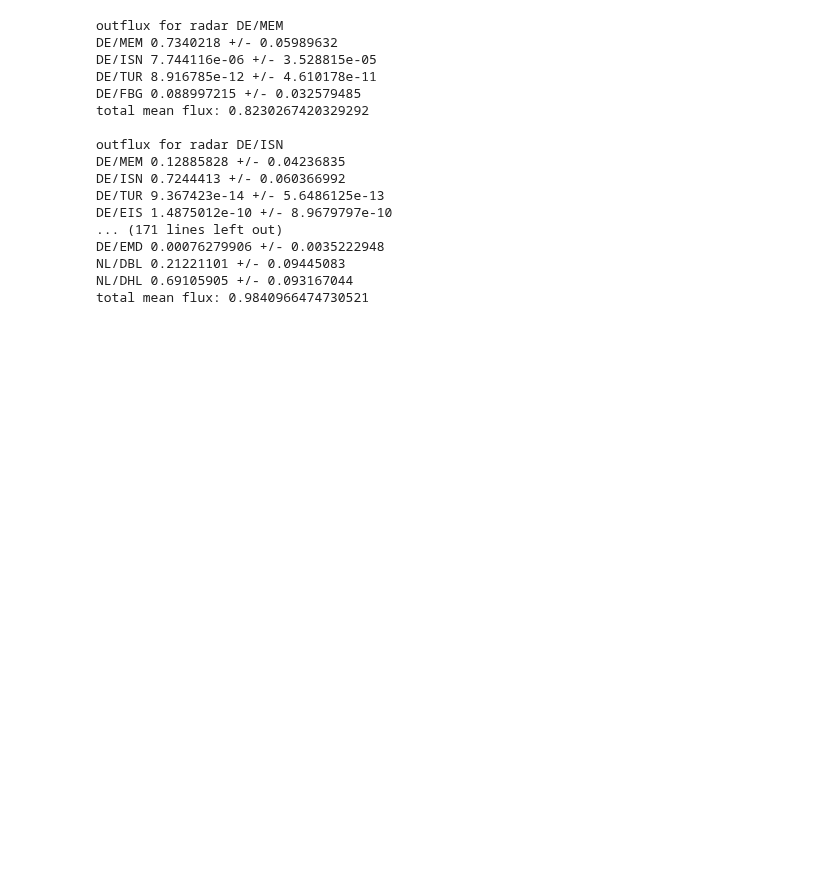
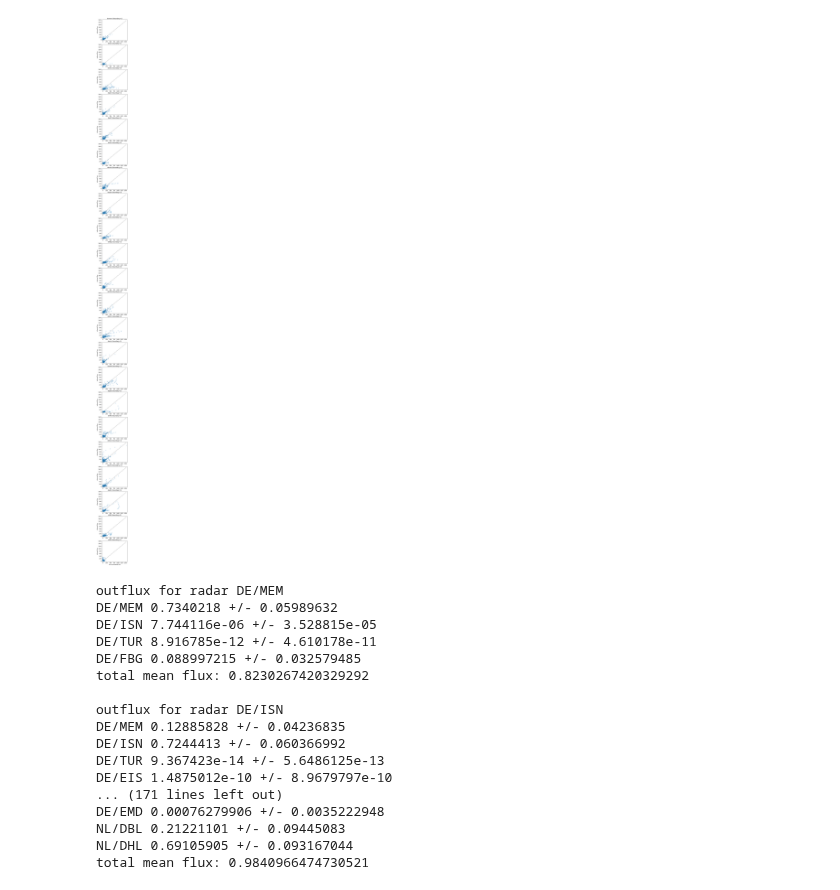
Before and after one commit to FionaLippert/birdMigration, a Jupyter notebook: notebooks/ML_models.ipynb, the cells around one changed output. Cells and saved outputs as stored; diff of their text form; code cells hidden in the pictures; blank space fills up the shorter version.

```diff
--- a/notebooks/ML_models.ipynb
+++ b/notebooks/ML_models.ipynb
@@ -52,3 +70,18 @@ ax.set(xlabel='true (simulated) flux', ylabel='inferred flux', xlim=(0-margin,ma
+# %%
+margin=50
+fig, ax = plt.subplots(len(radar_index), figsize=(4, len(radar_index)*4))
+for ridx, name in enumerate(voronoi.radar):
+    ax[ridx].scatter(abm_fluxes[ridx].flatten(), ml_fluxes[ridx].flatten(), alpha=0.2)
+    ax[ridx].plot(range(int(max_flux)), range(int(max_flux)), ls='--', c='gray')
+    margin=50
+    ax[ridx].set(ylabel='inferred flux', xlim=(0-margin,max_flux+margin), ylim=(0-margin,max_flux+margin))
+    ax[ridx].set(title=f'{name} (boundary={voronoi["boundary"][ridx]})')
+
+ax[-1].set(xlabel='true (simulated) flux')
+#fig.tight_layout()
+fig.subplots_adjust(hspace=0.2)
+# %% [output]
+[figure, added]
 # %%
 for idx, radar in enumerate(voronoi.radar):
     print(f'outflux for radar {radar}')
```
Also changed, not shown: parts of 4 cells of this notebook, 2 other files.
